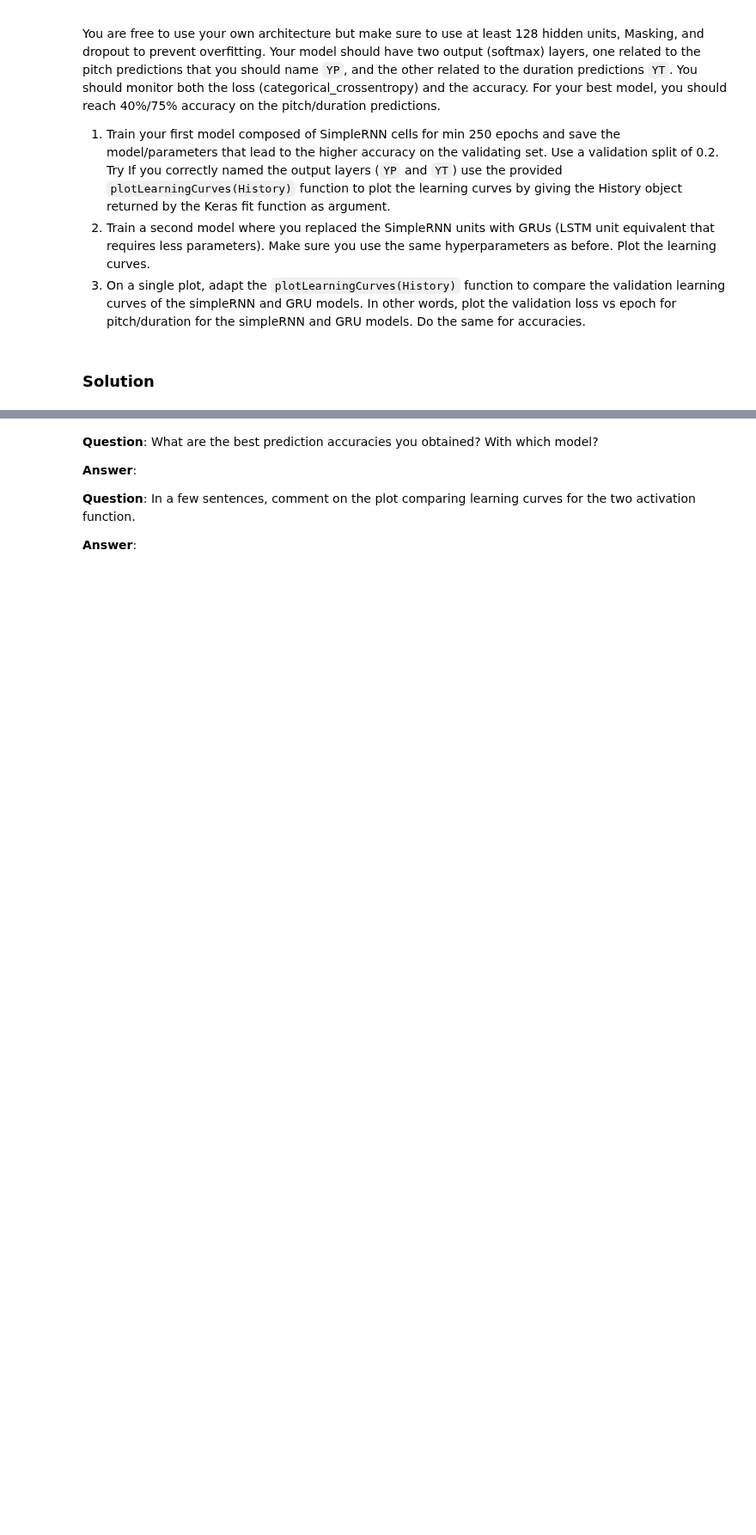
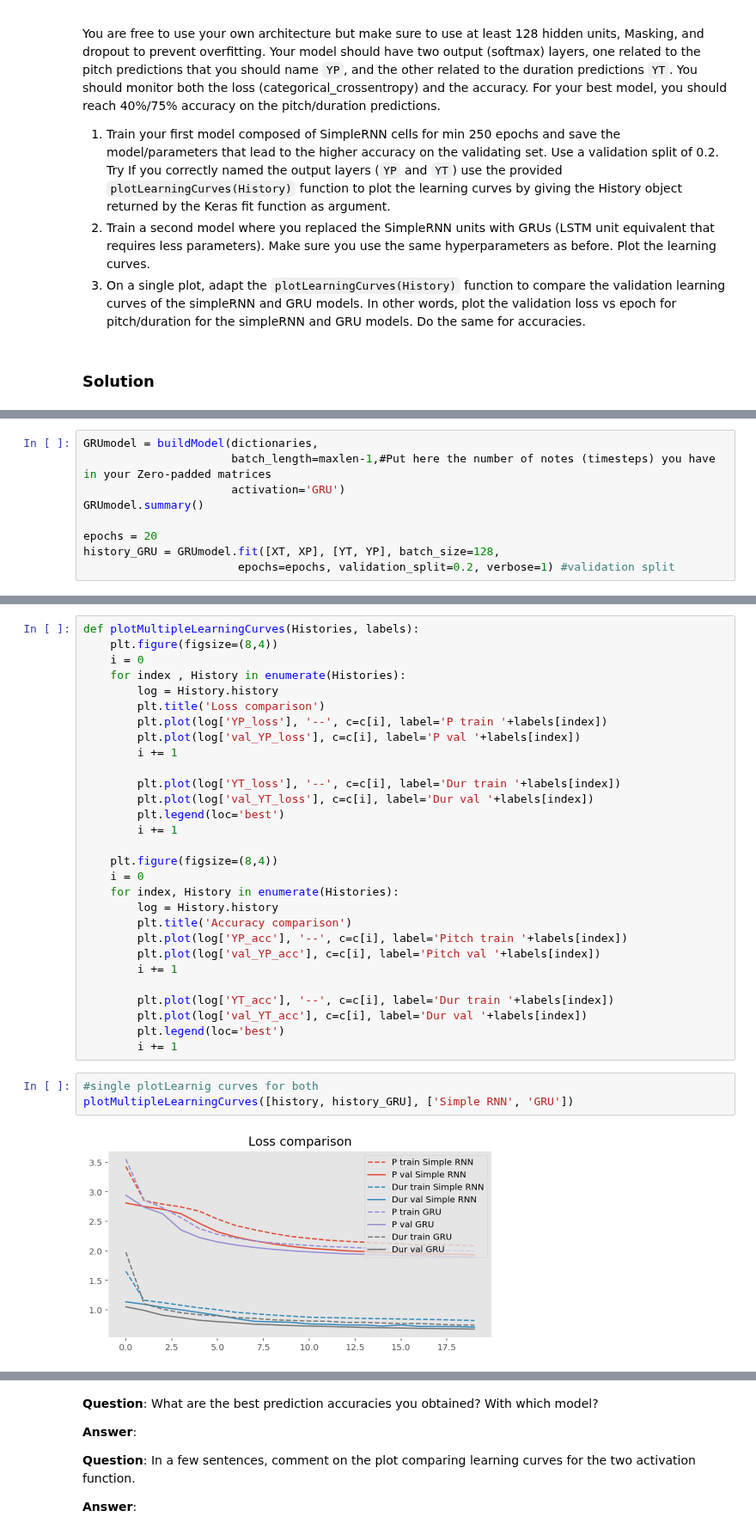
Before and after one commit to lguillain/Artificial-Neural-Networks, a Jupyter notebook: miniproject2/miniproject2_Leonore.ipynb, the cells around one changed output, grey strips where cells are left out. Shown at 86% size. Saved outputs shown, nothing was run; the diff lists cells and outputs as text; blank space fills up the shorter version.

```diff
--- a/miniproject2/miniproject2_Leonore.ipynb
+++ b/miniproject2/miniproject2_Leonore.ipynb
@@ -653,0 +736,9 @@ RNNmodel.summary()
+# %%
+GRUmodel = buildModel(dictionaries,
+                      batch_length=maxlen-1,#Put here the number of notes (timesteps) you have in your Zero-padded matrices
+                      activation='GRU')
+GRUmodel.summary()
+
+epochs = 20
+history_GRU = GRUmodel.fit([XT, XP], [YT, YP], batch_size=128,
+                       epochs=epochs, validation_split=0.2, verbose=1) #validation split
@@ -653,0 +763,34 @@ RNNmodel.summary()
+# %%
+def plotMultipleLearningCurves(Histories, labels):
+    plt.figure(figsize=(8,4))
+    i = 0
+    for index , History in enumerate(Histories):
+        log = History.history
+        plt.title('Loss comparison')
+        plt.plot(log['YP_loss'], '--', c=c[i], label='P train '+labels[index])
+        plt.plot(log['val_YP_loss'], c=c[i], label='P val '+labels[index])
+        i += 1
+
+        plt.plot(log['YT_loss'], '--', c=c[i], label='Dur train '+labels[index])
+        plt.plot(log['val_YT_loss'], c=c[i], label='Dur val '+labels[index])
+        plt.legend(loc='best')
+        i += 1
+
+    plt.figure(figsize=(8,4))
+    i = 0
+    for index, History in enumerate(Histories):
+        log = History.history
+        plt.title('Accuracy comparison')
+        plt.plot(log['YP_acc'], '--', c=c[i], label='Pitch train '+labels[index])
+        plt.plot(log['val_YP_acc'], c=c[i], label='Pitch val '+labels[index])
+        i += 1
+
+        plt.plot(log['YT_acc'], '--', c=c[i], label='Dur train '+labels[index])
+        plt.plot(log['val_YT_acc'], c=c[i], label='Dur val '+labels[index])
+        plt.legend(loc='best')
+        i += 1
+# %%
+#single plotLearnig curves for both
+plotMultipleLearningCurves([history, history_GRU], ['Simple RNN', 'GRU'])
+# %% [output]
+[figure, added]
```
Also changed, not shown: parts of 23 cells of this notebook, 1 other file.
